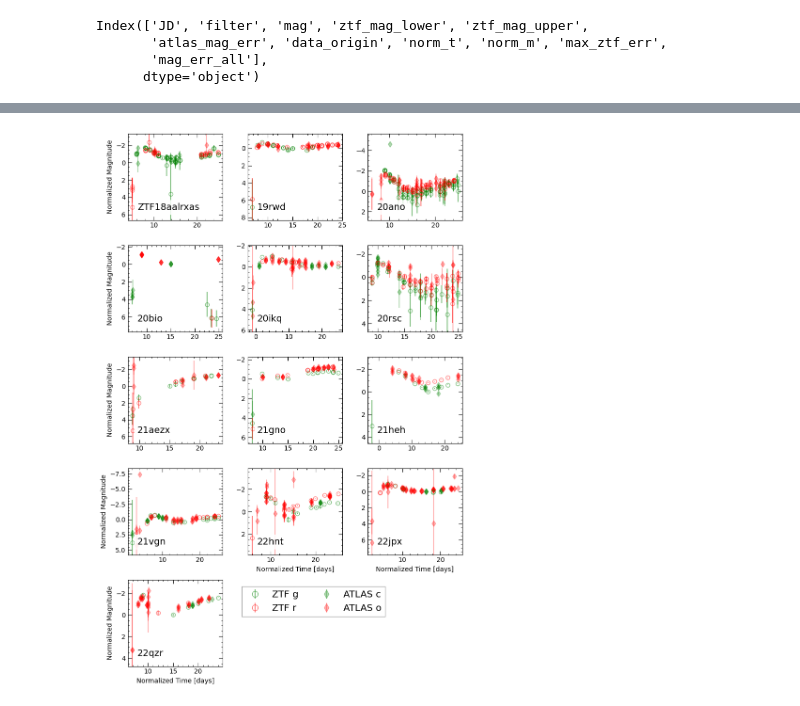
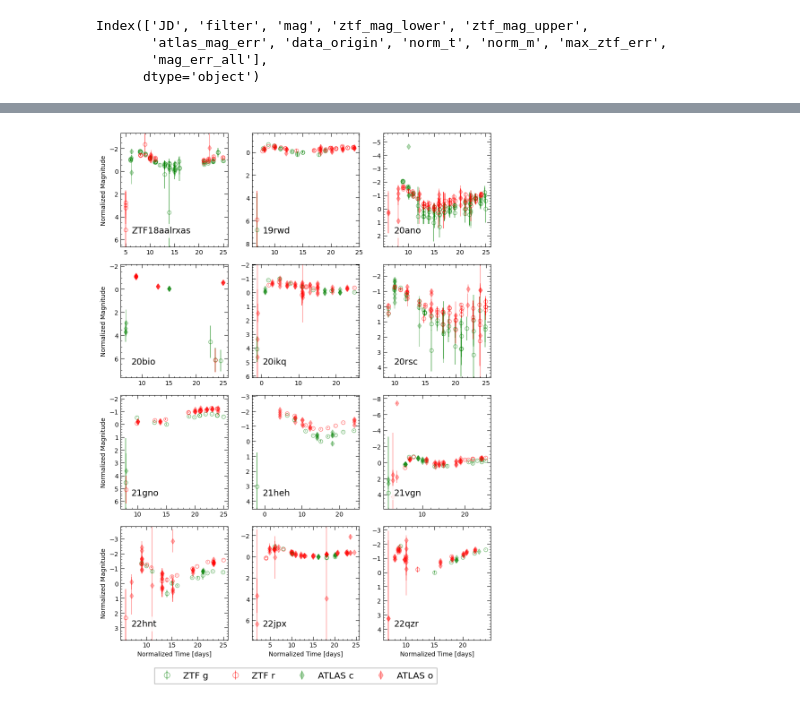
Before and after one commit to aec3675/ztf_IIb, a Jupyter notebook: make_mcmc_plots.ipynb, the cells around one changed output, grey strips where cells are left out. Cells and saved outputs as stored; diff of their text form; code cells hidden in the pictures.

```diff
--- a/make_mcmc_plots.ipynb
+++ b/make_mcmc_plots.ipynb
@@ -50,7 +50,6 @@ r1_bool_dict = {
         "g": {"snztf18":True,
               "sn19rwd":True,
               "sn20bio":True,
-              "sn21aezx":True,
               "sn21gno":True,
               "sn21heh":True,
               "sn21vgn":True,
@@ -63,7 +62,6 @@ r1_bool_dict = {
         "r": {"snztf18":True,
               "sn19rwd":True,
               "sn20bio":True,
-              "sn21aezx":True,
               "sn21gno":True,
               "sn21heh":True,
               "sn21vgn":True,
@@ -340,6 +334,6 @@ stats_df
 # %%
 # colors = ['#a6cee3', '#1f78b4', '#b2df8a', '#33a02c', '#fb9a99', '#e31a1c', '#fdbf6f', '#ff7f00', '#cab2d6', '#6a3d9a']
-colors = ['#8dd3c7','#ff7f00','#bebada','#fb8072','#80b1d3','#fdb462','#b3de69','#fccde5','#6a3d9a','#bc80bd','#ccebc5','#ffed6f','#1f78b4']
+colors = ['#8dd3c7','#ff7f00','#bebada','#80b1d3','#fdb462','#b3de69','#fccde5','#6a3d9a','#bc80bd','#ccebc5','#ffed6f', '#fb8072']
 # %%
 a1s,a2s = [],[]
 fig = plt.figure(figsize=(8,6))
@@ -408,25 +405,25 @@ for i,df in enumerate(df_sub_ls):
     plt.plot(x_plt, np.array([model(best, v, r1=r1_bool_dict['r'][df_str]) for v in x_plt]), c=colors[i], label=plot_names[i], alpha=1.0, linewidth=2.25)# linestyle=ls[i])
     lower_curve = np.array([model(lower_bound, v, r1=r1_bool_dict['r'][df_str]) for v in x_plt])
     upper_curve = np.array([model(upper_bound, v, r1=r1_bool_dict['r'][df_str]) for v in x_plt])
-    plt.fill_between(x_plt, lower_curve, upper_curve, color='lightgray', alpha=0.2)
+    plt.fill_between(x_plt, lower_curve, upper_curve, color='lightgray', alpha=0.2, zorder=0)
 
     #plotting ztf data
     x,y,yerr = np.array(r_df['norm_t']),np.array(r_df['norm_m']),np.array(r_df['mag_err_all'])
-    plt.errorbar(x, y, yerr, linestyle='', marker='.', color='gray', alpha=0.05, label='data', markersize=15) #ztf errors,
+    # plt.errorbar(x, y, yerr, linestyle='', marker='.', color='gray', alpha=0.05, label='data', markersize=15) #ztf errors,
 
-min_a1, med_a1, max_a1 = min(a1s), np.median(a1s), max(a1s)
-min_a2, med_a2, max_a2 = min(a2s), np.median(a2s), max(a2s)
+min_a1, med_a1, max_a1 = min(a1s), np.mean(a1s), max(a1s)
+min_a2, med_a2, max_a2 = min(a2s), np.mean(a2s), max(a2s)
 # plt.axvspan(min_a1, max_a1, alpha=0.05, facecolor='gray', label='a1_range', edgecolor='black', hatch='/', zorder=0)
 # plt.axvspan(min_a2, max_a2, alpha=0.05, facecolor='gray', label='a2_range', edgecolor='black', hatch='-', zorder=0)
-plt.axvline(med_a1,alpha=0.5, color='black', linestyle='dashed', linewidth=3, label='best_a1', zorder=10)
-plt.axvline(med_a2,alpha=0.5, color='black', linestyle='solid', linewidth=3, label='best_a2', zorder=10)
+plt.axvline(med_a1,alpha=0.5, color='black', linestyle='dashed', linewidth=3, label='Mean a1', zorder=1)
+plt.axvline(med_a2,alpha=0.5, color='black', linestyle='solid', linewidth=3, label='Mean a2', zorder=1)
 
-plt.xlabel('Time [days]')
-plt.ylabel('Magnitude')
+plt.xlabel('Time [days]', fontsize=15)
+plt.ylabel('Magnitude', fontsize=15)
 plt.title('MCMC Best Fits for all r-band SNe')
 plt.ylim(6,-3)
 handles, labels = ax.get_legend_handles_labels()
-ax.legend(handles, labels[0:15], loc='center left', bbox_to_anchor=(1, 0.5))
+ax.legend(handles, labels[0:15], loc='center left', bbox_to_anchor=(1, 0.35),frameon=False, fontsize=12)
 plt.tight_layout()
 # plt.savefig(SAVE_DIR+'/figures/all_mcmc_fits_r_a12err.png')
 plt.savefig(SAVE_DIR+'/figures/all_mcmc_fits_r_errband.png')
@@ -790,6 +806,6 @@ plt.savefig(SAVE_DIR+'/figures/individ_mcmc_r_fits_subplot.png', dpi=300)
 # %%
-fig, axs = plt.subplots(5,3, figsize=(8,12))
-locs = [[0,0],[0,1],[0,2],[1,0],[1,1],[1,2],[2,0],[2,1],[2,2],[3,0],[3,1],[3,2],[4,0],[4,1],[4,2]]
+fig, axs = plt.subplots(4,3, figsize=(9,12))
+locs = [[0,0],[0,1],[0,2],[1,0],[1,1],[1,2],[2,0],[2,1],[2,2],[3,0],[3,1],[3,2]]
 
 for i,df in enumerate(df_sub_ls):
     axs[locs[i][0],locs[i][1]].errorbar(df[df['filter']=='ZTF_g']['norm_t'], df[df['filter']=='ZTF_g']['norm_m'],df[df['filter']=='ZTF_g']['mag_err_all'],
@@ -798,41 +814,36 @@ for i,df in enumerate(df_sub_ls):
                  markeredgecolor='red',markerfacecolor='none',ecolor='red',label='ZTF r',alpha=0.5,linestyle='',marker='o')
     axs[locs[i][0],locs[i][1]].errorbar(df[df['filter']=='c']['norm_t'], df[df['filter']=='c']['norm_m'],df[df['filter']=='c']['mag_err_all'],
                  color='green', marker='d',label='ATLAS c',alpha=0.3,linestyle='',zorder=0)
     axs[locs[i][0],locs[i][1]].errorbar(df[df['filter']=='o']['norm_t'], df[df['filter']=='o']['norm_m'],df[df['filter']=='o']['mag_err_all'],
                  color='red', marker='d', label='ATLAS o',alpha=0.3,linestyle='',zorder=0)
 
     y_mins = [df[df['filter']=='ZTF_g']['norm_m'].min(), df[df['filter']=='ZTF_r']['norm_m'].min(), df[df['filter']=='c']['norm_m'].min(), df[df['filter']=='o']['norm_m'].min()]
     y_maxs = [df[df['filter']=='ZTF_g']['norm_m'].max(), df[df['filter']=='ZTF_r']['norm_m'].max(), df[df['filter']=='c']['norm_m'].max(), df[df['filter']=='o']['norm_m'].max()]
 
     axs[locs[i][0],locs[i][1]].set_ylim(max(y_maxs)+1.5, min(y_mins)-1)
     axs[locs[i][0],locs[i][1]].xaxis.set_minor_locator(AutoMinorLocator())
     axs[locs[i][0],locs[i][1]].yaxis.set_minor_locator(AutoMinorLocator())
     axs[locs[i][0],locs[i][1]].tick_params(which="both", top=True, labeltop=False, bottom=True, labelbottom=True, left=True, right=True, direction="in")
     axs[locs[i][0],locs[i][1]].xaxis.set_tick_params(length=6)
     axs[locs[i][0],locs[i][1]].yaxis.set_tick_params(length=6)
 
     bbox = dict(facecolor='white', edgecolor='white',alpha=0.85)
     axs[locs[i][0],locs[i][1]].annotate(plot_names[i],xy=(0.1,0.12),xycoords='axes fraction',color='k',fontsize=14,bbox=bbox)
 
-
-
-axs[4,0].set_xlabel('Normalized Time [days]')
+axs[3,0].set_xlabel('Normalized Time [days]')
 axs[3,1].set_xlabel('Normalized Time [days]')
 axs[3,2].set_xlabel('Normalized Time [days]')
 
 axs[0,0].set_ylabel('Normalized Magnitude')
 axs[1,0].set_ylabel('Normalized Magnitude')
 axs[2,0].set_ylabel('Normalized Magnitude')
 axs[3,0].set_ylabel('Normalized Magnitude')
-axs[4,0].set_ylabel('Normalized Magnitude')
 
-axs[4,1].axis("off")
-axs[4,2].axis("off")
-plt.tight_layout()
-handles, labels = axs[4,0].get_legend_handles_labels()
-axs[4,0].legend(handles, labels[0:15], loc='center left', bbox_to_anchor=(1.15, 0.75),ncols=2,fontsize='x-large',markerscale=1.5,
+lines_labels = [ax.get_legend_handles_labels() for ax in fig.axes]
+lines, labels = [sum(lol, []) for lol in zip(*lines_labels)]
+fig.legend(lines[0:4], labels[0:4], loc='lower center', bbox_to_anchor=(0.5, -0.045), ncol=4, fontsize='x-large',markerscale=1.5,
                 frameon=True,fancybox=False,framealpha=1.0,edgecolor='darkgray')
-plt.tight_layout()
+fig.tight_layout()
 plt.savefig(SAVE_DIR+'/figures/individ_fp_lcs_subplot.png',dpi=300)
 # %% [output]
-[figure, old version]
+[figure, new version]
```
Also changed, not shown: parts of 14 cells of this notebook, 13 other files.
